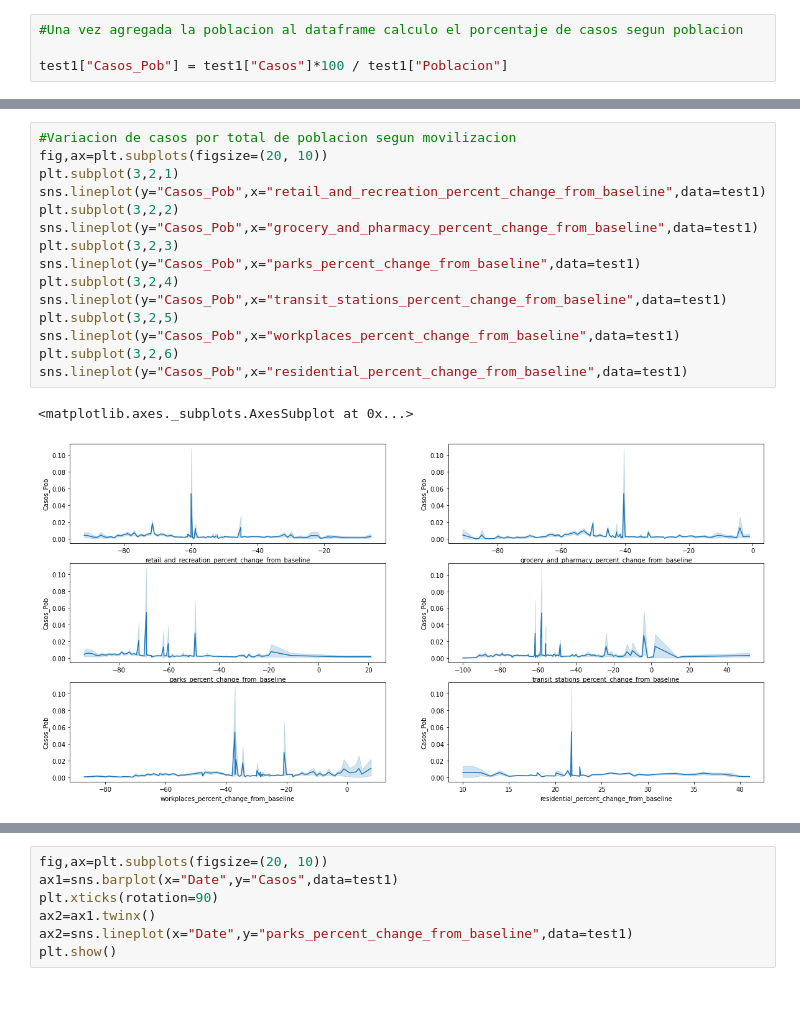
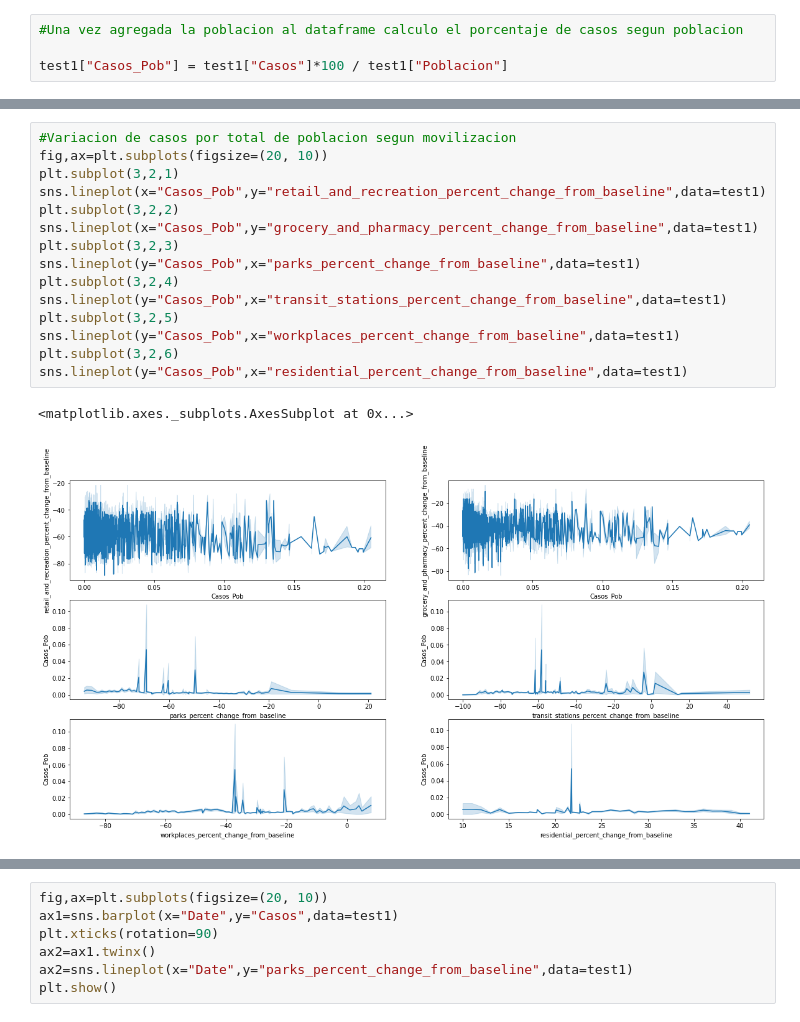
Before and after one commit to c3rssei/covid19care, a Jupyter notebook: Previsualizacion_movilizacion.ipynb, the cells around one changed output, grey strips where cells are left out. Drawn from its saved outputs; the diff is of its cells as text.

```diff
--- a/Previsualizacion_movilizacion.ipynb
+++ b/Previsualizacion_movilizacion.ipynb
@@ -449,21 +480,21 @@ test1["Casos_Pob"] = test1["Casos"]*100 / test1["Poblacion"]
 # %%
 #Variacion de casos por total de poblacion segun movilizacion
 fig,ax=plt.subplots(figsize=(20, 10))
 plt.subplot(3,2,1)
-sns.lineplot(y="Casos_Pob",x="retail_and_recreation_percent_change_from_baseline",data=test1)
+sns.lineplot(x="Casos_Pob",y="retail_and_recreation_percent_change_from_baseline",data=test1)
 plt.subplot(3,2,2)
-sns.lineplot(y="Casos_Pob",x="grocery_and_pharmacy_percent_change_from_baseline",data=test1)
+sns.lineplot(x="Casos_Pob",y="grocery_and_pharmacy_percent_change_from_baseline",data=test1)
 plt.subplot(3,2,3)
 sns.lineplot(y="Casos_Pob",x="parks_percent_change_from_baseline",data=test1)
 plt.subplot(3,2,4)
 sns.lineplot(y="Casos_Pob",x="transit_stations_percent_change_from_baseline",data=test1)
 plt.subplot(3,2,5)
 sns.lineplot(y="Casos_Pob",x="workplaces_percent_change_from_baseline",data=test1)
 plt.subplot(3,2,6)
 sns.lineplot(y="Casos_Pob",x="residential_percent_change_from_baseline",data=test1)
 # %% [output]
 <matplotlib.axes._subplots.AxesSubplot at 0x...>
-[figure, old version]
+[figure, new version]
 # %%
 #Existe relacion entre el numero de casos y la movilizacion del pais?
 fig,ax=plt.subplots(figsize=(20, 10))
```
Also changed, not shown: parts of 17 cells of this notebook.
